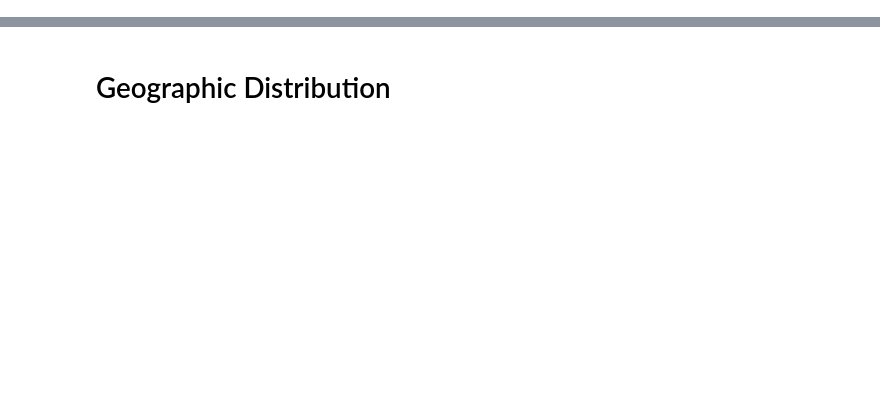
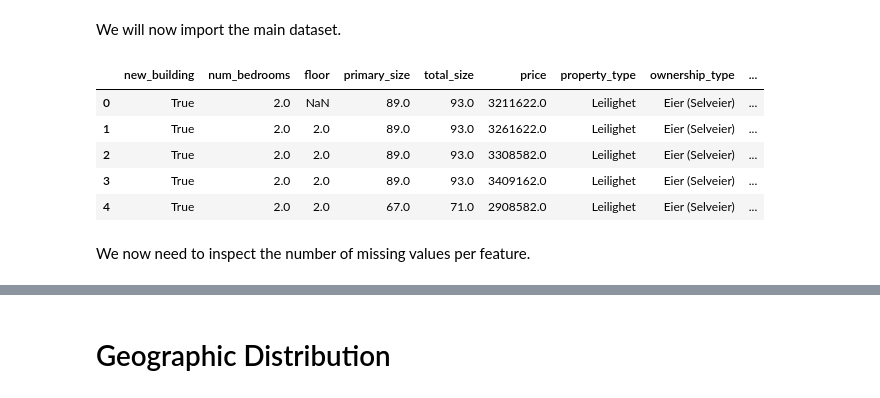
Before and after one commit to rossrco/analyses, a Jupyter notebook: home_oslo_home/eda.ipynb, the cells around one changed output, grey strips where cells are left out. Cells and saved outputs as stored; diff of their text form; code cells hidden in the pictures; blank space fills up the shorter version.

```diff
--- a/home_oslo_home/eda.ipynb
+++ b/home_oslo_home/eda.ipynb
@@ -39,9 +51,22 @@ from IPython.display import display, HTML
 %matplotlib inline
 sns.set(style='dark')
 plt.rcParams['figure.figsize'] = [14, 10]
+# %% [markdown]
+We will now import the main dataset.
 # %%
 queries = u.get_queries('queries')
 # %%
 bq_client = bigquery.Client()
 # %%
 data = u.get_real_estate_data(queries, bq_client)
+# %%
+data.iloc[:, 2:].head()
+# %% [output]
+|  | new_building | num_bedrooms | floor | primary_size | total_size | price | property_type | ownership_type | ... |
+| 0 | True | 2.0 | NaN | 89.0 | 93.0 | 3211622.0 | Leilighet | Eier (Selveier) | ... |
+| 1 | True | 2.0 | 2.0 | 89.0 | 93.0 | 3261622.0 | Leilighet | Eier (Selveier) | ... |
+| 2 | True | 2.0 | 2.0 | 89.0 | 93.0 | 3308582.0 | Leilighet | Eier (Selveier) | ... |
+| 3 | True | 2.0 | 2.0 | 89.0 | 93.0 | 3409162.0 | Leilighet | Eier (Selveier) | ... |
+| 4 | True | 2.0 | 2.0 | 67.0 | 71.0 | 2908582.0 | Leilighet | Eier (Selveier) | ... |
+# %% [markdown]
+We now need to inspect the number of missing values per feature.
```
Also changed, not shown: parts of 12 cells of this notebook.
